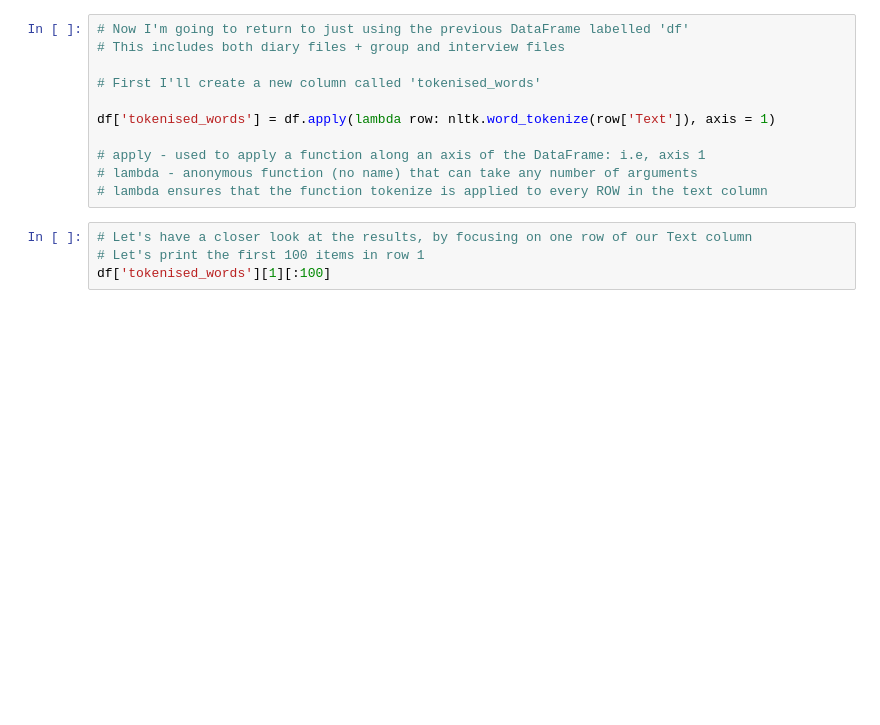
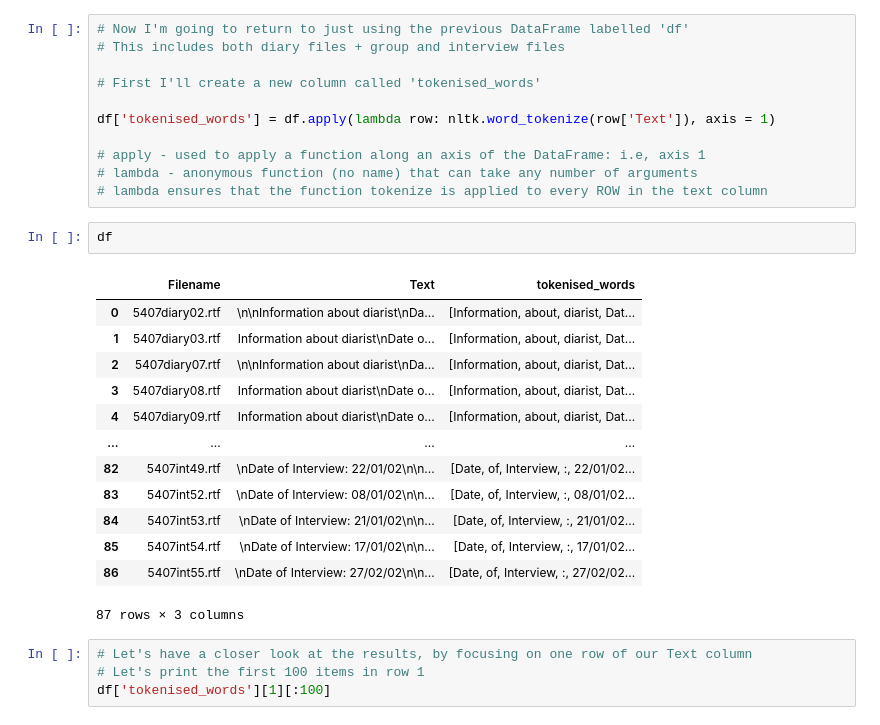
Before and after one commit to UKDataServiceOpen/Text-Mining-Health, a Jupyter notebook: Python_code/Processing.ipynb, the cells around one changed output. Drawn from its saved outputs; the diff is of its cells as text; blank space fills up the shorter version.

```diff
--- a/Python_code/Processing.ipynb
+++ b/Python_code/Processing.ipynb
@@ -341,6 +341,22 @@ df['tokenised_words'] = df.apply(lambda row: nltk.word_tokenize(row['Text']), ax
 # apply - used to apply a function along an axis of the DataFrame: i.e, axis 1
 # lambda - anonymous function (no name) that can take any number of arguments
 # lambda ensures that the function tokenize is applied to every ROW in the text column
+# %%
+df
+# %% [output]
+|  | Filename | Text | tokenised_words |
+| 0 | 5407diary02.rtf | \n\nInformation about diarist\nDa... | [Information, about, diarist, Dat... |
+| 1 | 5407diary03.rtf | Information about diarist\nDate o... | [Information, about, diarist, Dat... |
+| 2 | 5407diary07.rtf | \n\nInformation about diarist\nDa... | [Information, about, diarist, Dat... |
+| 3 | 5407diary08.rtf | Information about diarist\nDate o... | [Information, about, diarist, Dat... |
+| 4 | 5407diary09.rtf | Information about diarist\nDate o... | [Information, about, diarist, Dat... |
+| ... | ... | ... | ... |
+| 82 | 5407int49.rtf | \nDate of Interview: 22/01/02\n\n... | [Date, of, Interview, :, 22/01/02... |
+| 83 | 5407int52.rtf | \nDate of Interview: 08/01/02\n\n... | [Date, of, Interview, :, 08/01/02... |
+| 84 | 5407int53.rtf | \nDate of Interview: 21/01/02\n\n... | [Date, of, Interview, :, 21/01/02... |
+| 85 | 5407int54.rtf | \nDate of Interview: 17/01/02\n\n... | [Date, of, Interview, :, 17/01/02... |
+| 86 | 5407int55.rtf | \nDate of Interview: 27/02/02\n\n... | [Date, of, Interview, :, 27/02/02... |
+87 rows × 3 columns
 # %%
 # Let's have a closer look at the results, by focusing on one row of our Text column
 # Let's print the first 100 items in row 1
```
Also changed, not shown: 4 other files.
